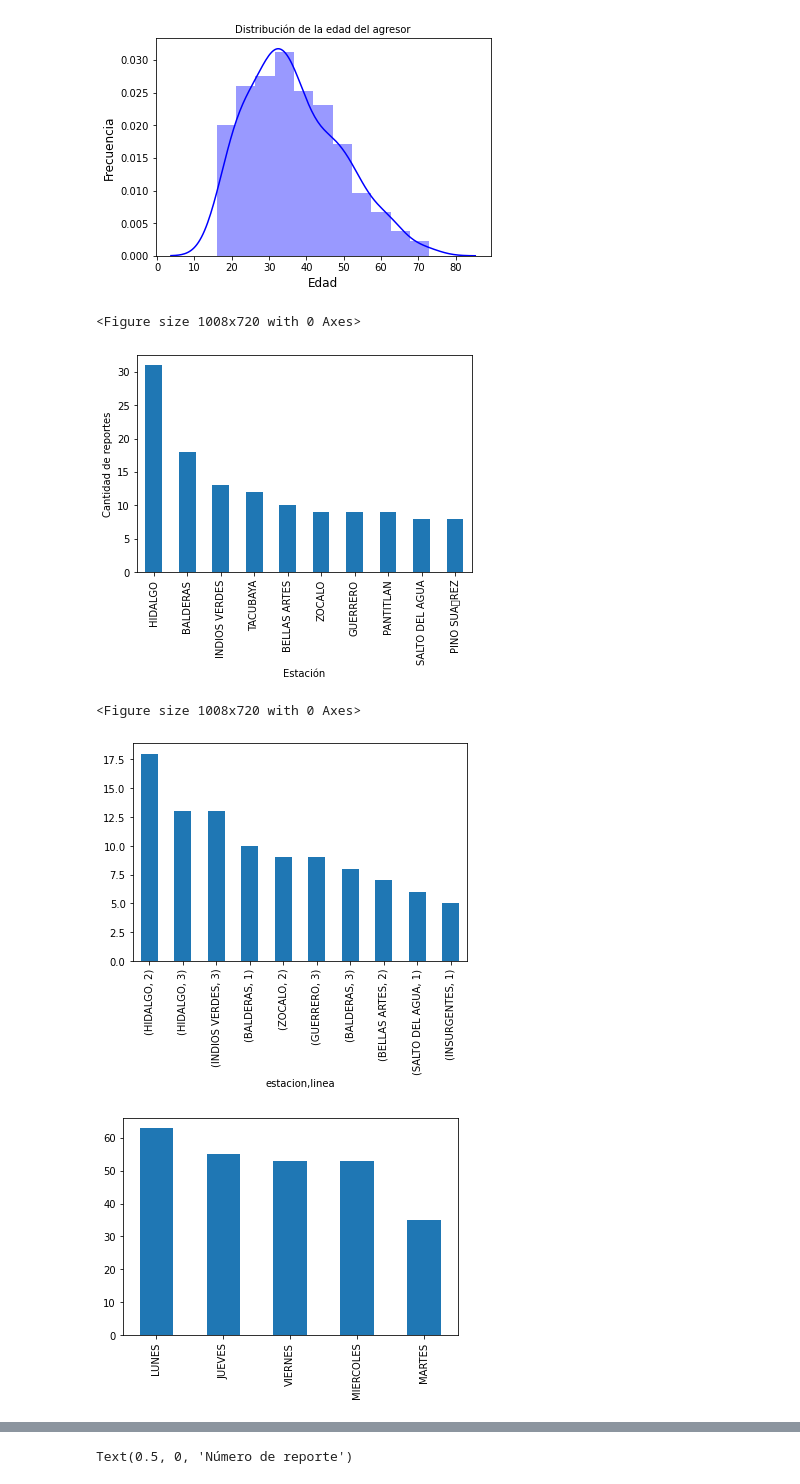
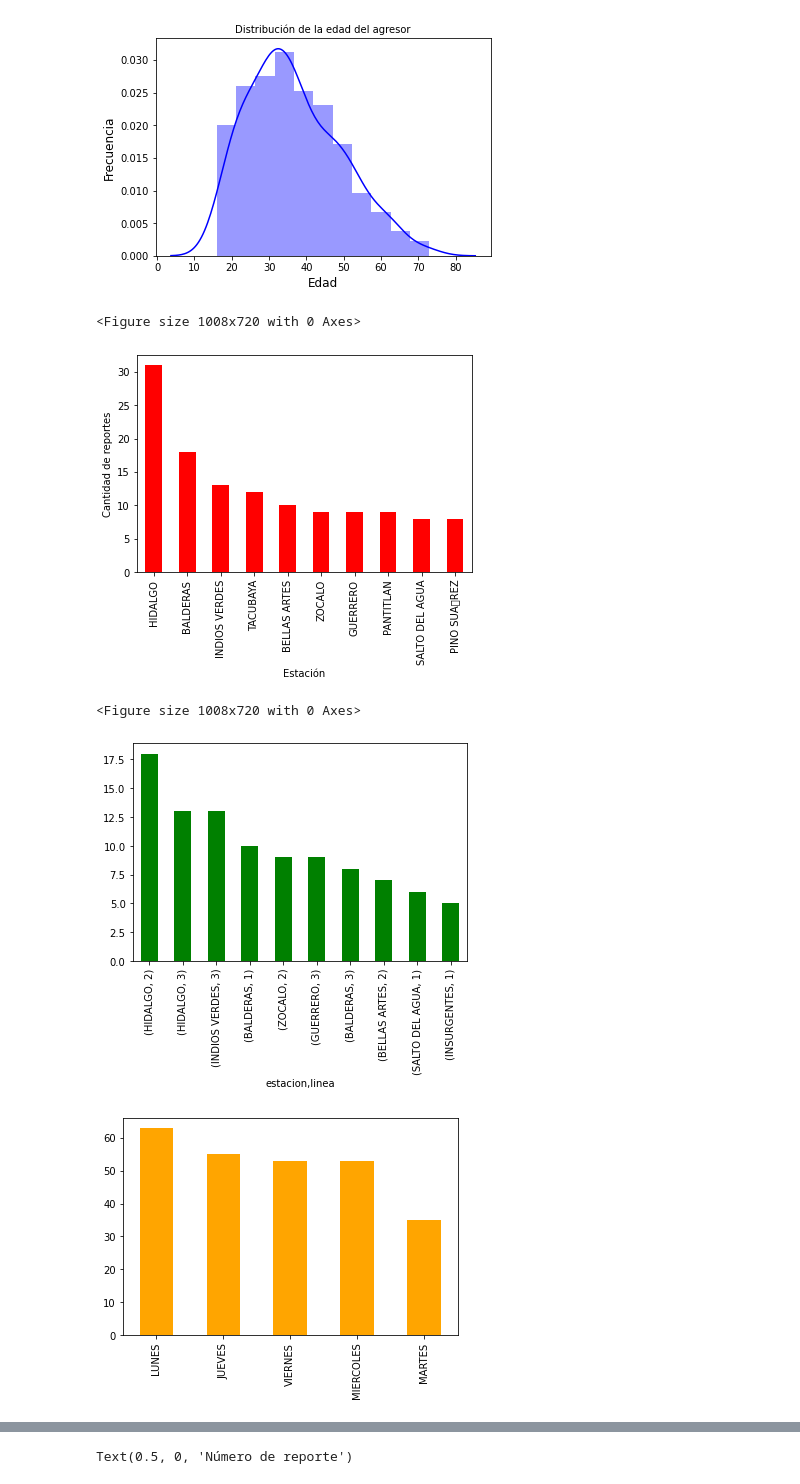
Before and after one commit to pauNancy21/Tareas-Ciencia-Datos, a Jupyter notebook: Código_fuente_ASE_I_NPGR.ipynb, the cells around one changed output, grey strips where cells are left out. Saved outputs shown, nothing was run; the diff lists cells and outputs as text; code cells hidden in the pictures.

```diff
--- a/Código_fuente_ASE_I_NPGR.ipynb
+++ b/Código_fuente_ASE_I_NPGR.ipynb
@@ -223,20 +223,20 @@ plt.show()
 [figure]
 # %%
 rel_est_hor = analisismetro['estacion'].value_counts()
-my_plot = rel_est_hor.head(10).plot(kind="bar")
+my_plot = rel_est_hor.head(10).plot(color='red',kind="bar")
 plt.ylabel('Cantidad de reportes')
 plt.xlabel('Estación')
 plt.figure(figsize=(14,10))
 # %% [output]
 <Figure size 1008x720 with 0 Axes>
-[figure, old version]
+[figure, new version]
 <Figure size 1008x720 with 0 Axes>
 # %%
-my_plot = analisismetro[['estacion','linea']].value_counts().head(10).plot(kind='bar')
+my_plot = analisismetro[['estacion','linea']].value_counts().head(10).plot(color='green',kind='bar')
 # %% [output]
-[figure, old version]
+[figure, new version]
 # %%
-myplot = analisismetro['dia'].value_counts().plot(kind='bar')
+myplot = analisismetro['dia'].value_counts().plot(color='orange',kind='bar')
 # %% [output]
-[figure, old version]
+[figure, new version]
 # %%
```
Also changed, not shown: parts of 13 cells of this notebook.
